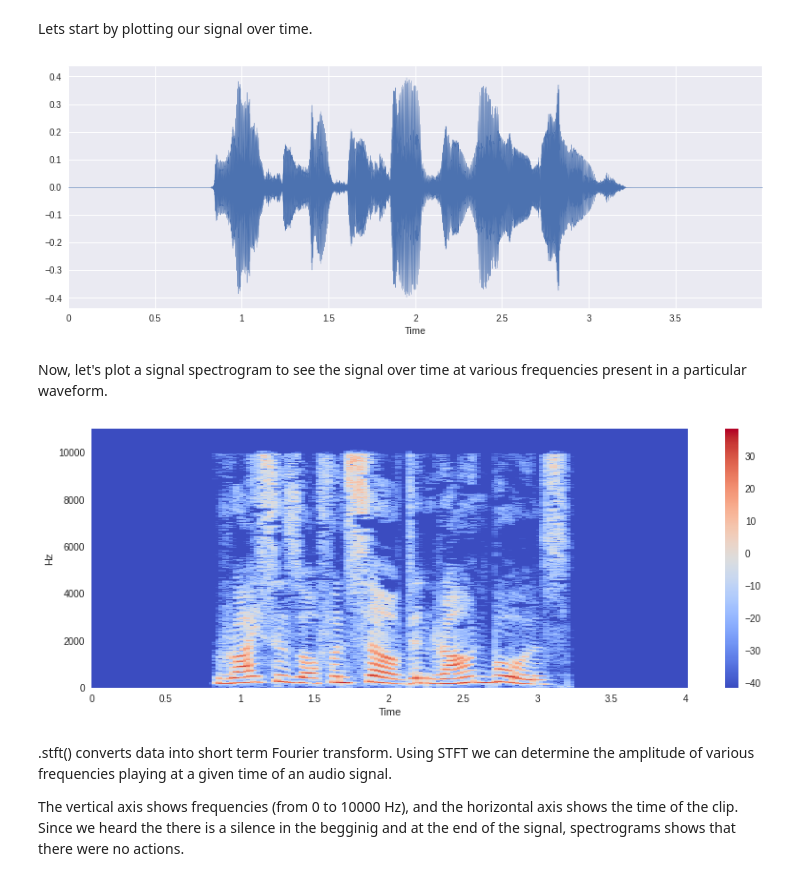
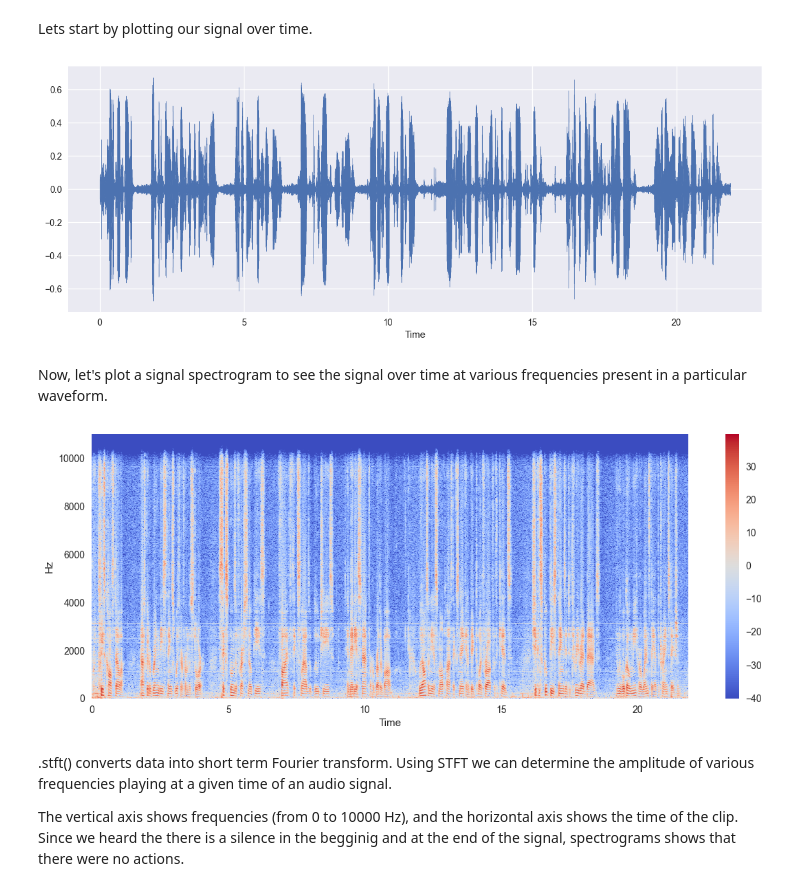
Before and after one commit to S09Z/english-accent-classification, a Jupyter notebook: notebook/features_research.ipynb, the cells around one changed output. Cells and saved outputs as stored; diff of their text form; code cells hidden in the pictures.

```diff
--- a/notebook/features_research.ipynb
+++ b/notebook/features_research.ipynb
@@ -16,7 +16,7 @@ At this moment, we use only one data sample from the chosen dataset. Additional
 # %% [markdown]
 ## Data exploration
 # %%
-audio_data = "./accentdb_extended/data/indian/indian_s01_005.wav"
+audio_data = "../resource/audio/english1.wav"
 x, sr = librosa.load(audio_data)
 # %%
 print(x.shape, sr)
@@ -32,10 +32,10 @@ As we can see, the given audio sample is sampled at 22050 Hz, it has 1 channel a
 Lets start by plotting our signal over time.
 # %%
 plt.figure(figsize=(14, 5))
-librosa.display.waveplot(x, sr=sr)
+librosa.display.waveshow(x, sr=sr)
 plt.show()
 # %% [output]
-[figure, old version]
+[figure, new version]
 # %% [markdown]
 Now, let's plot a signal spectrogram to see the signal over time at various frequencies present in a particular waveform.
 # %%
@@ -46,7 +46,7 @@ librosa.display.specshow(Xdb, sr=sr, x_axis="time", y_axis="hz")
 plt.colorbar()
 plt.show()
 # %% [output]
-[figure, old version]
+[figure, new version]
 # %% [markdown]
 .stft() converts data into short term Fourier transform. Using STFT we can determine the amplitude of various frequencies playing at a given time of an audio signal.
 
```
Also changed, not shown: parts of 8 cells of this notebook, 2 other files.
